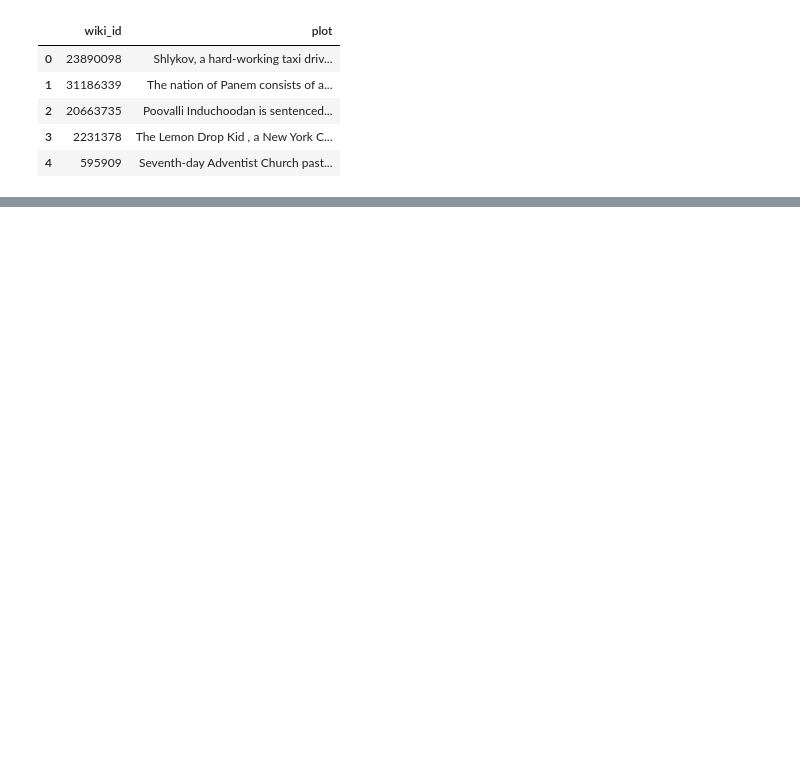
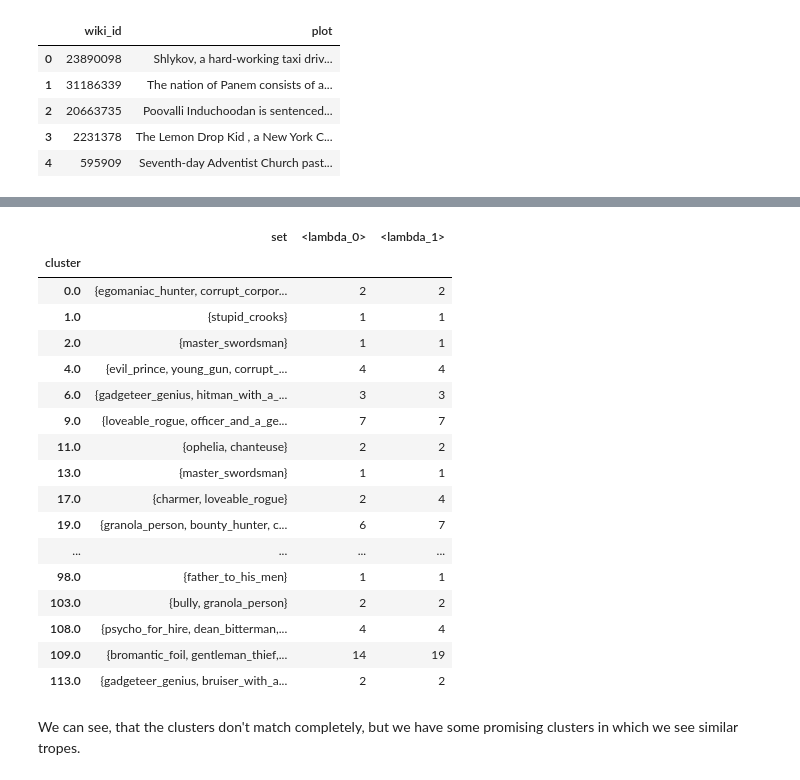
Before and after one commit to epfl-ada/ada-2023-project-perrysplatypuses, a Jupyter notebook: transformer_embeddings.ipynb, the cells around one changed output, grey strips where cells are left out. Saved outputs shown, nothing was run; the diff lists cells and outputs as text; code cells hidden in the pictures; blank space fills up the shorter version.

```diff
--- a/transformer_embeddings.ipynb
+++ b/transformer_embeddings.ipynb
@@ -169,0 +150,23 @@ Name: character, dtype: object
+# %%
+tropes_and_clusters[tropes_and_clusters['char']==tropes_and_clusters['character']].groupby('cluster')['trope'].agg([set, lambda x: len(set(x)), lambda x: len(list(x))]).head(40)
+# %% [output]
+|  | set | <lambda_0> | <lambda_1> |
+| cluster |  |  |  |
+| 0.0 | {egomaniac_hunter, corrupt_corpor... | 2 | 2 |
+| 1.0 | {stupid_crooks} | 1 | 1 |
+| 2.0 | {master_swordsman} | 1 | 1 |
+| 4.0 | {evil_prince, young_gun, corrupt_... | 4 | 4 |
+| 6.0 | {gadgeteer_genius, hitman_with_a_... | 3 | 3 |
+| 9.0 | {loveable_rogue, officer_and_a_ge... | 7 | 7 |
+| 11.0 | {ophelia, chanteuse} | 2 | 2 |
+| 13.0 | {master_swordsman} | 1 | 1 |
+| 17.0 | {charmer, loveable_rogue} | 2 | 4 |
+| 19.0 | {granola_person, bounty_hunter, c... | 6 | 7 |
+| ... | ... | ... | ... |
+| 98.0 | {father_to_his_men} | 1 | 1 |
+| 103.0 | {bully, granola_person} | 2 | 2 |
+| 108.0 | {psycho_for_hire, dean_bitterman,... | 4 | 4 |
+| 109.0 | {bromantic_foil, gentleman_thief,... | 14 | 19 |
+| 113.0 | {gadgeteer_genius, bruiser_with_a... | 2 | 2 |
+# %% [markdown]
+We can see, that the clusters don't match completely, but we have some promising clusters in which we see similar tropes.
```
Also changed, not shown: parts of 22 cells of this notebook, 2 other files.
